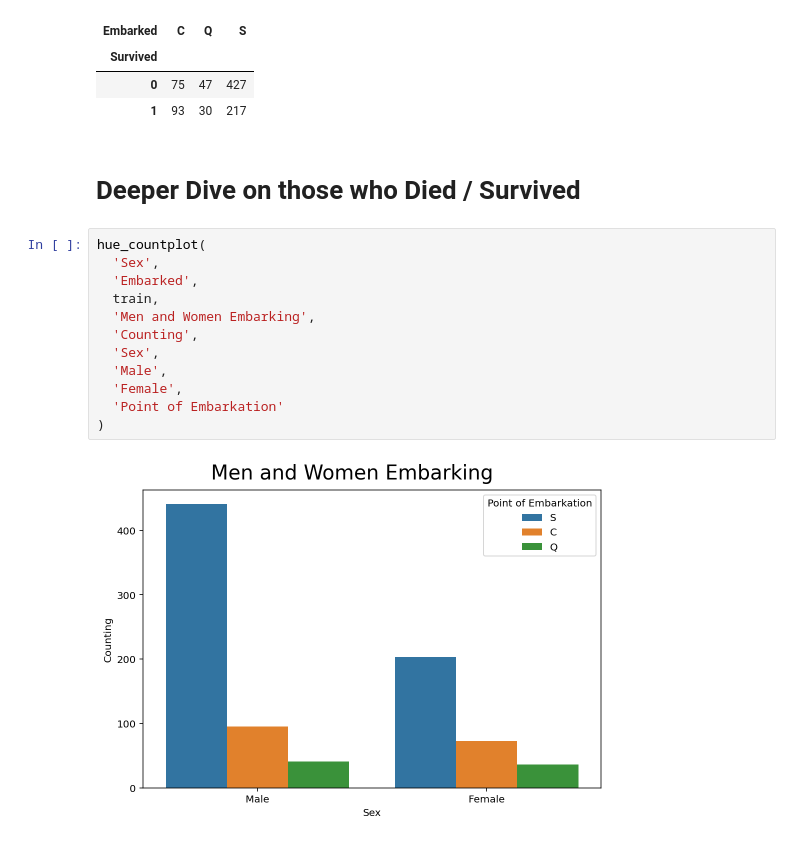
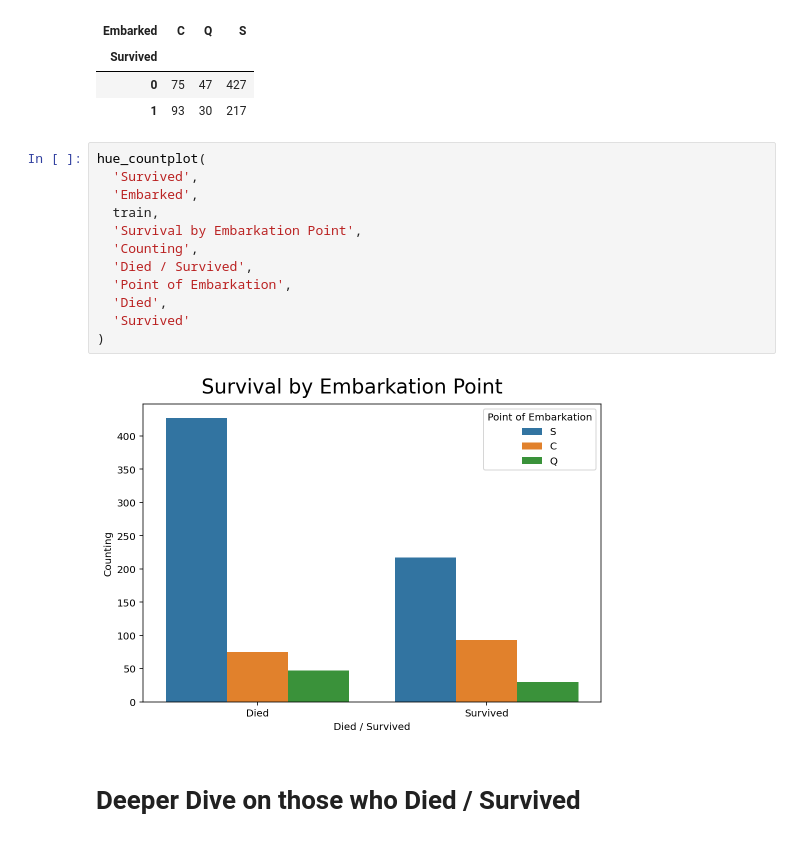
Before and after one commit to nizarhamood/Titanic, a Jupyter notebook: titanic.ipynb, the cells around one changed output. Cells and saved outputs as stored; diff of their text form.

```diff
--- a/titanic.ipynb
+++ b/titanic.ipynb
@@ -517,19 +591,19 @@ train.pivot_table(index='Survived', columns='Embarked', aggfunc='size')
 | Survived |  |  |  |
 | 0 | 75 | 47 | 427 |
 | 1 | 93 | 30 | 217 |
+# %%
+hue_countplot(
+  'Survived',
+  'Embarked',
+  train,
+  'Survival by Embarkation Point',
+  'Counting',
+  'Died / Survived',
+  'Point of Embarkation',
+  'Died',
+  'Survived'
+)
+# %% [output]
+[figure, added]
 # %% [markdown]
 # Deeper Dive on those who Died / Survived
-# %%
-hue_countplot(
-  'Sex',
-  'Embarked',
-  train,
-  'Men and Women Embarking',
-  'Counting',
-  'Sex',
-  'Male',
-  'Female',
-  'Point of Embarkation'
-)
-# %% [output]
-[figure, removed]
```
Also changed, not shown: parts of 6 cells of this notebook, 1 other file.
